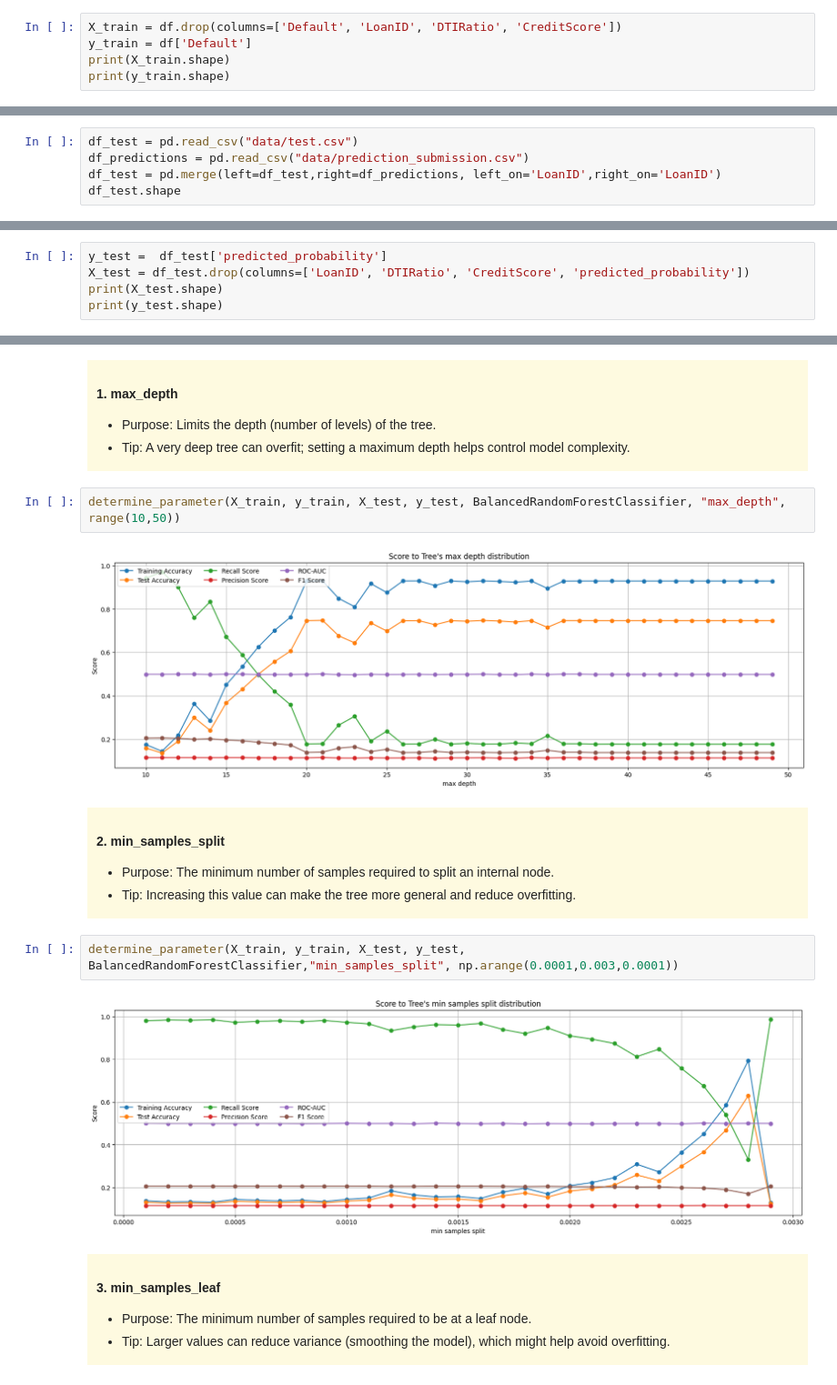
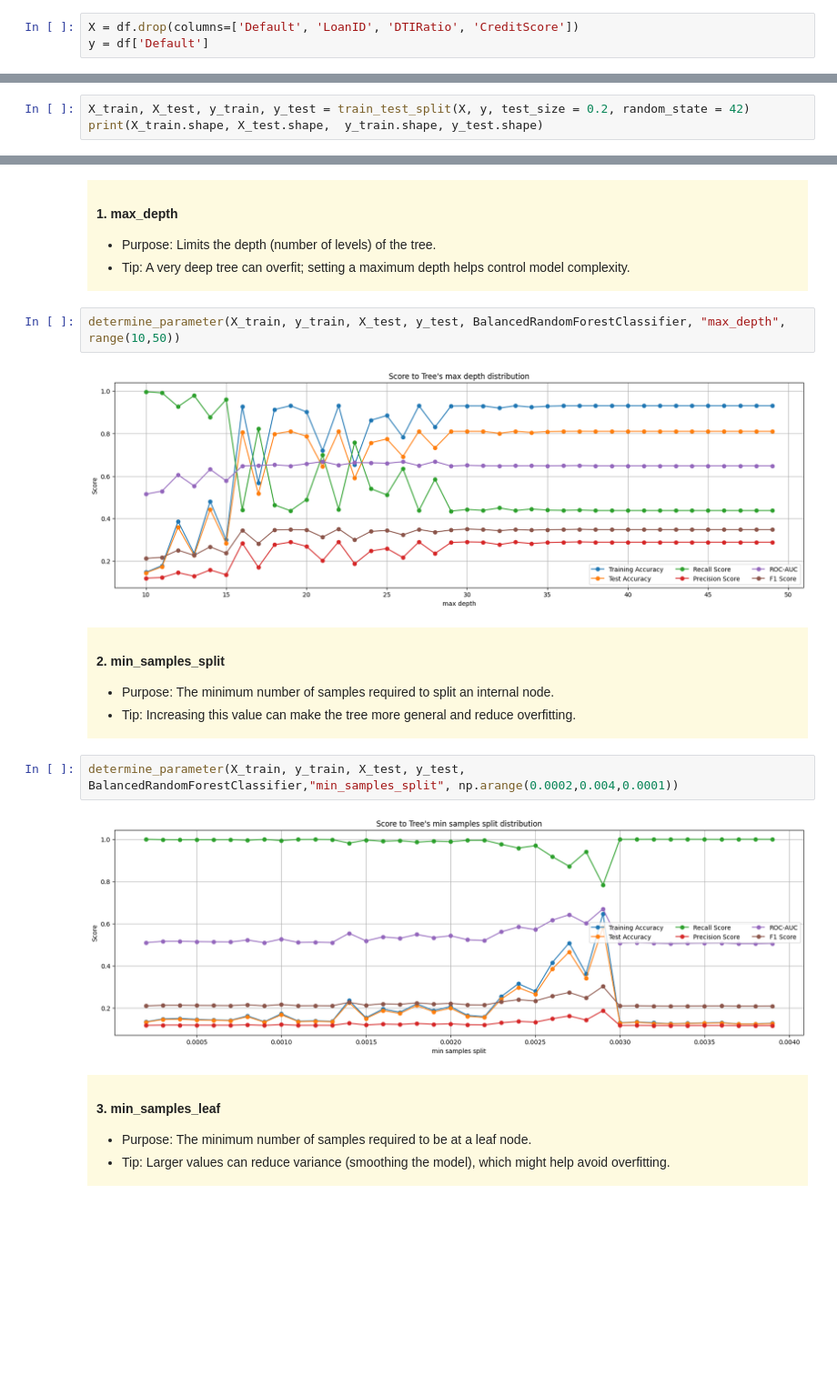
Before and after one commit to chintan17282/LoanGuard_AI, a Jupyter notebook: 07_DecisionTree-BalancedRandomForest.ipynb, the cells around one changed output, grey strips where cells are left out. Shown at 91% size. Saved outputs shown, nothing was run; the diff lists cells and outputs as text; blank space fills up the shorter version.

```diff
--- a/07_DecisionTree-BalancedRandomForest.ipynb
+++ b/07_DecisionTree-BalancedRandomForest.ipynb
@@ -38,7 +34,5 @@ df.shape
 # %% [output]
 (255347, 18)
 # %%
-X_train = df.drop(columns=['Default', 'LoanID', 'DTIRatio', 'CreditScore'])
-y_train = df['Default']
-print(X_train.shape)
-print(y_train.shape)
+X = df.drop(columns=['Default', 'LoanID', 'DTIRatio', 'CreditScore'])
+y = df['Default']
@@ -48,6 +39,4 @@ print(y_train.shape)
 # %%
-df_test = pd.read_csv("data/test.csv")
-df_predictions = pd.read_csv("data/prediction_submission.csv")
-df_test = pd.merge(left=df_test,right=df_predictions, left_on='LoanID',right_on='LoanID')
-df_test.shape
+X_train, X_test, y_train, y_test = train_test_split(X, y, test_size = 0.2, random_state = 42)
+print(X_train.shape, X_test.shape,  y_train.shape, y_test.shape)
 # %% [output]
@@ -55,5 +43,0 @@ df_test.shape
-# %%
-y_test =  df_test['predicted_probability']
-X_test = df_test.drop(columns=['LoanID', 'DTIRatio', 'CreditScore', 'predicted_probability'])
-print(X_test.shape)
-print(y_test.shape)
@@ -112,7 +89,7 @@ from imblearn.ensemble import BalancedRandomForestClassifier
 # %%
 determine_parameter(X_train, y_train, X_test, y_test, BalancedRandomForestClassifier, "max_depth", range(10,50))
 # %% [output]
-[figure, old version]
+[figure, new version]
 # %% [markdown]
 <div style="font-family: Calibri; background-color: #fefae0; padding: 3px 3px 3px 10px;">
     <h4>2. min_samples_split</h4>
@@ -122,9 +99,9 @@ determine_parameter(X_train, y_train, X_test, y_test, BalancedRandomForestClassi
     </ul>
 </div>
 # %%
-determine_parameter(X_train, y_train, X_test, y_test, BalancedRandomForestClassifier,"min_samples_split", np.arange(0.0001,0.003,0.0001))
+determine_parameter(X_train, y_train, X_test, y_test, BalancedRandomForestClassifier,"min_samples_split", np.arange(0.0002,0.004,0.0001))
 # %% [output]
-[figure, old version]
+[figure, new version]
 # %% [markdown]
 <div style="font-family: Calibri; background-color: #fefae0; padding: 3px 3px 3px 10px;">
     <h4>3. min_samples_leaf</h4>
```
Also changed, not shown: parts of 19 cells of this notebook, 50 other files.
